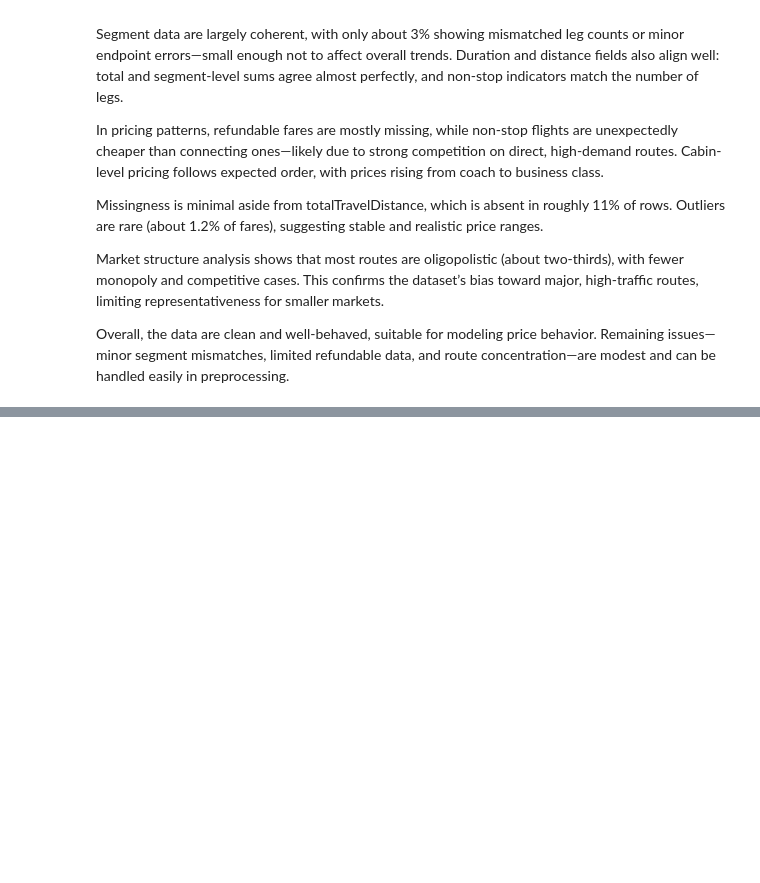
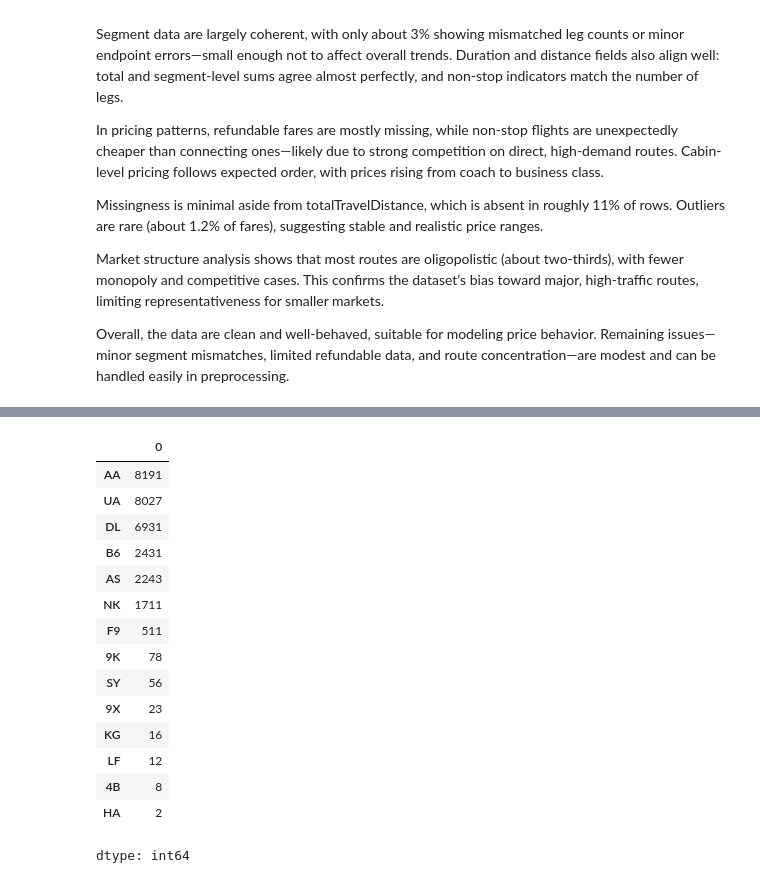
Before and after one commit to yuancx2025/526_project_group2, a Jupyter notebook: ds_kaggle.ipynb, the cells around one changed output, grey strips where cells are left out. Saved outputs shown, nothing was run; the diff lists cells and outputs as text; code cells hidden in the pictures; blank space fills up the shorter version.

```diff
--- a/ds_kaggle.ipynb
+++ b/ds_kaggle.ipynb
@@ -508,0 +793,22 @@ fig.show()
+# %%
+from collections import Counter
+
+train_carriers_flat = [c for xs in df.loc[train_idx, 'carriers_list'] for c in xs]
+pd.Series(Counter(train_carriers_flat)).sort_values(ascending=False).head(20)
+# %% [output]
+|  | 0 |
+| AA | 8191 |
+| UA | 8027 |
+| DL | 6931 |
+| B6 | 2431 |
+| AS | 2243 |
+| NK | 1711 |
+| F9 | 511 |
+| 9K | 78 |
+| SY | 56 |
+| 9X | 23 |
+| KG | 16 |
+| LF | 12 |
+| 4B | 8 |
+| HA | 2 |
+dtype: int64
```
Also changed, not shown: parts of 11 cells of this notebook.
